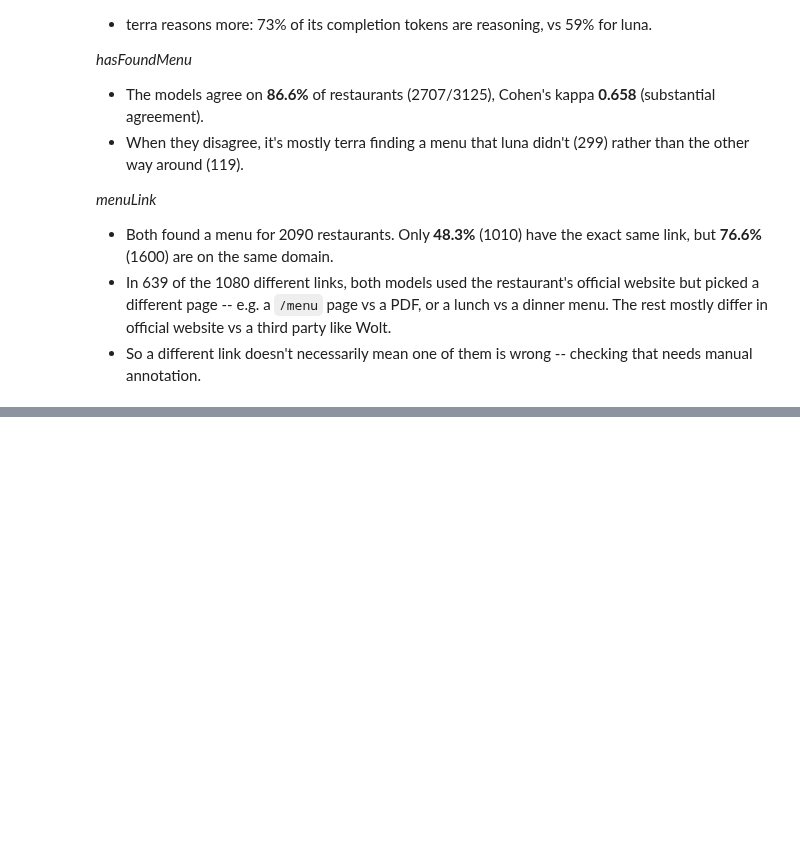
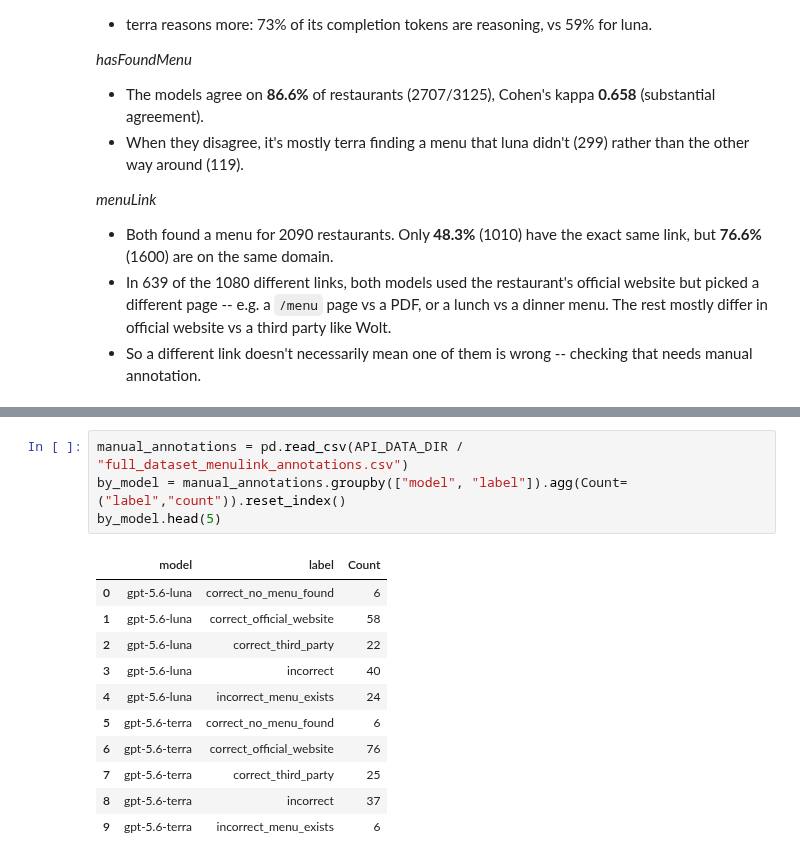
Before and after one commit to rakulmaria/cph-menu-finder, a Jupyter notebook: src/cph-menu-finder/fulldataset_analysis.ipynb, the cells around one changed output, grey strips where cells are left out. Drawn from its saved outputs; the diff is of its cells as text; blank space fills up the shorter version.

Commit message:
feat: manual annotation finished, add results

```diff
--- a/src/cph-menu-finder/fulldataset_analysis.ipynb
+++ b/src/cph-menu-finder/fulldataset_analysis.ipynb
@@ -582,0 +495,16 @@ to_annotate.head()
+# %%
+manual_annotations = pd.read_csv(API_DATA_DIR / "full_dataset_menulink_annotations.csv")
+by_model = manual_annotations.groupby(["model", "label"]).agg(Count=("label","count")).reset_index()
+by_model.head(5)
+# %% [output]
+|  | model | label | Count |
+| 0 | gpt-5.6-luna | correct_no_menu_found | 6 |
+| 1 | gpt-5.6-luna | correct_official_website | 58 |
+| 2 | gpt-5.6-luna | correct_third_party | 22 |
+| 3 | gpt-5.6-luna | incorrect | 40 |
+| 4 | gpt-5.6-luna | incorrect_menu_exists | 24 |
+| 5 | gpt-5.6-terra | correct_no_menu_found | 6 |
+| 6 | gpt-5.6-terra | correct_official_website | 76 |
+| 7 | gpt-5.6-terra | correct_third_party | 25 |
+| 8 | gpt-5.6-terra | incorrect | 37 |
+| 9 | gpt-5.6-terra | incorrect_menu_exists | 6 |
```
Also changed, not shown: parts of 7 cells of this notebook, 2 other files.
